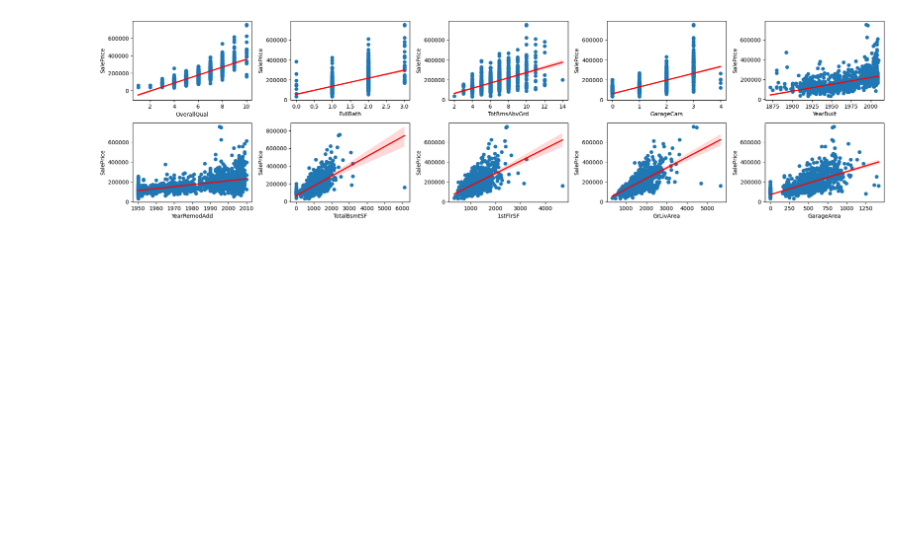
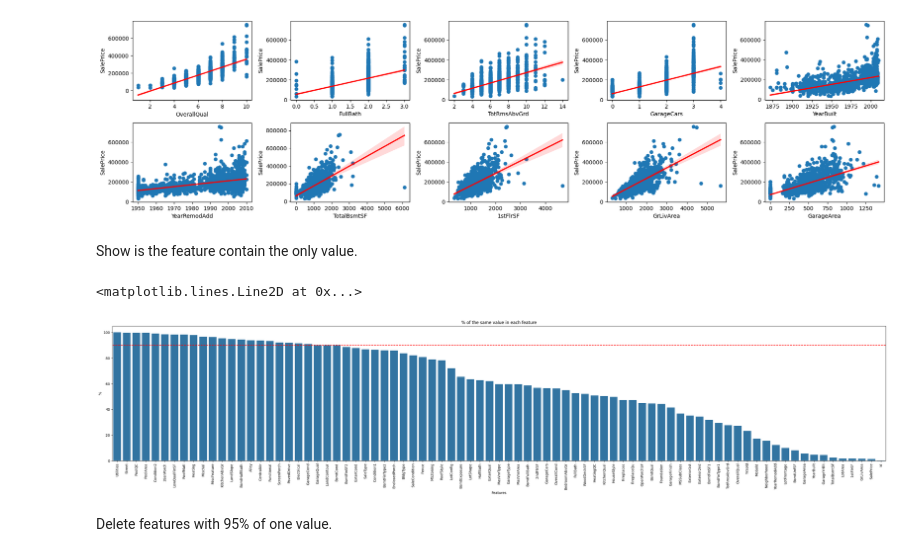
Before and after one commit to Maksym-Kryvenko/House_Prices, a Jupyter notebook: main.ipynb, the cells around one changed output. Cells and saved outputs as stored; diff of their text form; code cells hidden in the pictures; blank space fills up the shorter version.

```diff
--- a/main.ipynb
+++ b/main.ipynb
@@ -296,3 +203,21 @@ for feat, val in zip(tmp.index, tmp.values):
 fig.tight_layout()
 # %% [output]
 [figure]
+# %% [markdown]
+Show is the feature contain the only value.
+# %%
+plt.figure(figsize=(40,7))
+plt.title('% of the same value in each feature')
+
+most_common_counts = data_train.apply(lambda x: x.value_counts().max())
+missing_count = pd.DataFrame(100*most_common_counts/len(data_train), columns=['%']).sort_values(by=['%'], ascending=False).reset_index()
+missing_count.columns = ['Features', '%']
+
+sns.barplot(data=missing_count, x='Features', y='%')
+plt.xticks(rotation=90)
+plt.axhline(y=90, color='r', linestyle='--')
+# %% [output]
+<matplotlib.lines.Line2D at 0x...>
+[figure, added]
+# %% [markdown]
+Delete features with 95% of one value.
```
Also changed, not shown: parts of 43 cells of this notebook.
